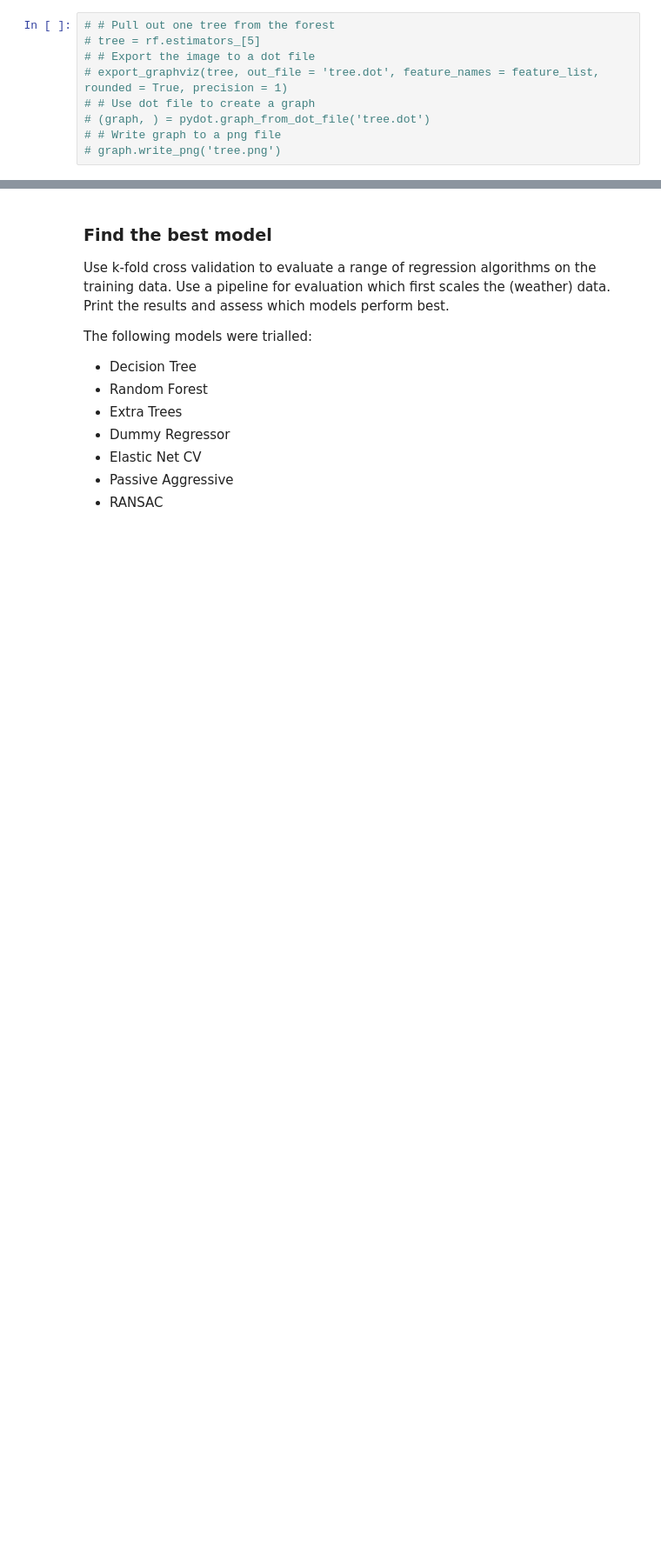
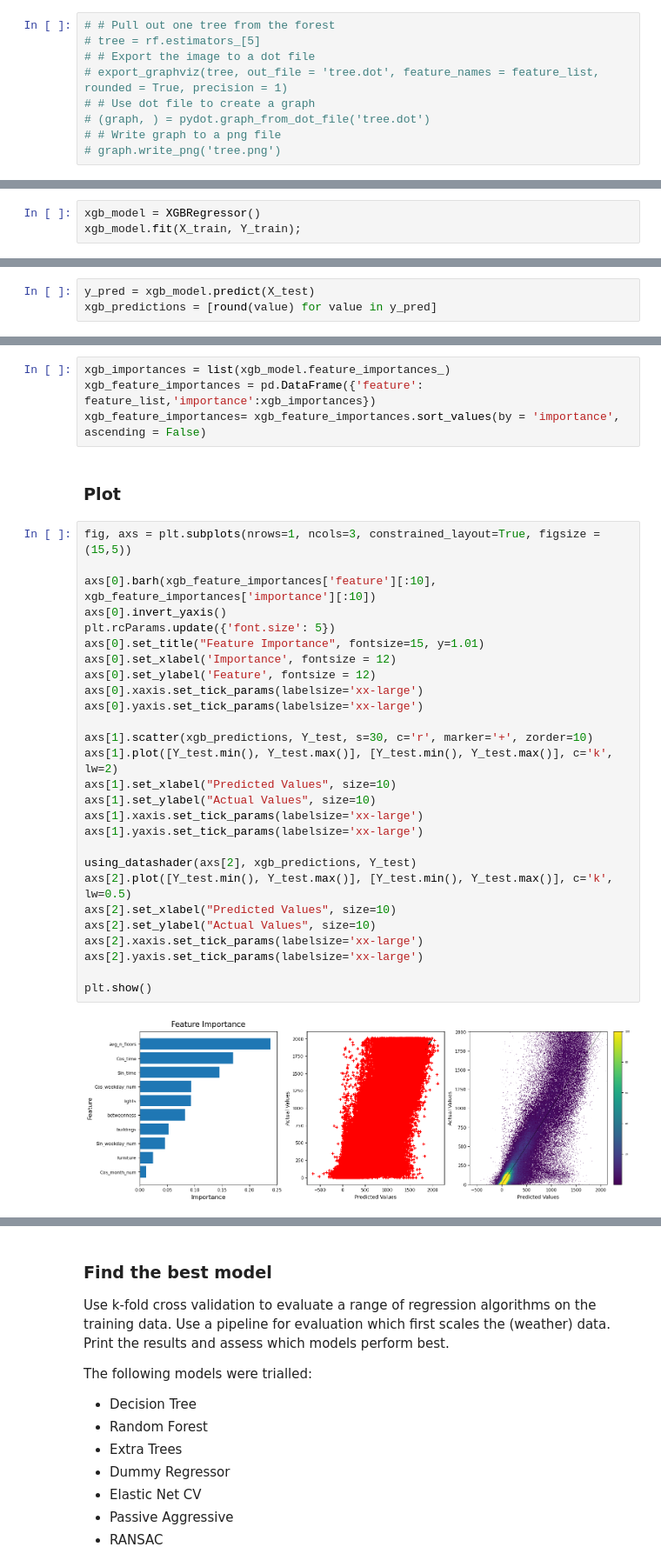
Before and after one commit to nickmalleson/footfall, a Jupyter notebook: MelbourneAnalysis/Modelling/NewModelling-AllVariables(NoSubtypes).ipynb, the cells around one changed output, grey strips where cells are left out. Shown: that part at 87% size. Saved outputs shown, nothing was run; the diff lists cells and outputs as text; blank space fills up the shorter version.

```diff
--- a/MelbourneAnalysis/Modelling/NewModelling-AllVariables(NoSubtypes).ipynb
+++ b/MelbourneAnalysis/Modelling/NewModelling-AllVariables(NoSubtypes).ipynb
@@ -636,0 +289,3 @@ ax.set_ylabel('Actual', fontsize = 30)
+# %%
+xgb_model = XGBRegressor()
+xgb_model.fit(X_train, Y_train);
@@ -636,0 +294,3 @@ ax.set_ylabel('Actual', fontsize = 30)
+# %%
+y_pred = xgb_model.predict(X_test)
+xgb_predictions = [round(value) for value in y_pred]
@@ -636,0 +316,35 @@ ax.set_ylabel('Actual', fontsize = 30)
+# %%
+xgb_importances = list(xgb_model.feature_importances_)
+xgb_feature_importances = pd.DataFrame({'feature': feature_list,'importance':xgb_importances})
+xgb_feature_importances= xgb_feature_importances.sort_values(by = 'importance', ascending = False)
+# %% [markdown]
+### Plot
+# %%
+fig, axs = plt.subplots(nrows=1, ncols=3, constrained_layout=True, figsize = (15,5))
+
+axs[0].barh(xgb_feature_importances['feature'][:10], xgb_feature_importances['importance'][:10])
+axs[0].invert_yaxis()
+plt.rcParams.update({'font.size': 5})
+axs[0].set_title("Feature Importance", fontsize=15, y=1.01)
+axs[0].set_xlabel('Importance', fontsize = 12)
+axs[0].set_ylabel('Feature', fontsize = 12)
+axs[0].xaxis.set_tick_params(labelsize='xx-large')
+axs[0].yaxis.set_tick_params(labelsize='xx-large')
+
+axs[1].scatter(xgb_predictions, Y_test, s=30, c='r', marker='+', zorder=10)
+axs[1].plot([Y_test.min(), Y_test.max()], [Y_test.min(), Y_test.max()], c='k', lw=2)
+axs[1].set_xlabel("Predicted Values", size=10)
+axs[1].set_ylabel("Actual Values", size=10)
+axs[1].xaxis.set_tick_params(labelsize='xx-large')
+axs[1].yaxis.set_tick_params(labelsize='xx-large')
+
+using_datashader(axs[2], xgb_predictions, Y_test)
+axs[2].plot([Y_test.min(), Y_test.max()], [Y_test.min(), Y_test.max()], c='k', lw=0.5)
+axs[2].set_xlabel("Predicted Values", size=10)
+axs[2].set_ylabel("Actual Values", size=10)
+axs[2].xaxis.set_tick_params(labelsize='xx-large')
+axs[2].yaxis.set_tick_params(labelsize='xx-large')
+
+plt.show()
+# %% [output]
+[figure, added]
```
Also changed, not shown: parts of 87 cells of this notebook, 5 other files.
